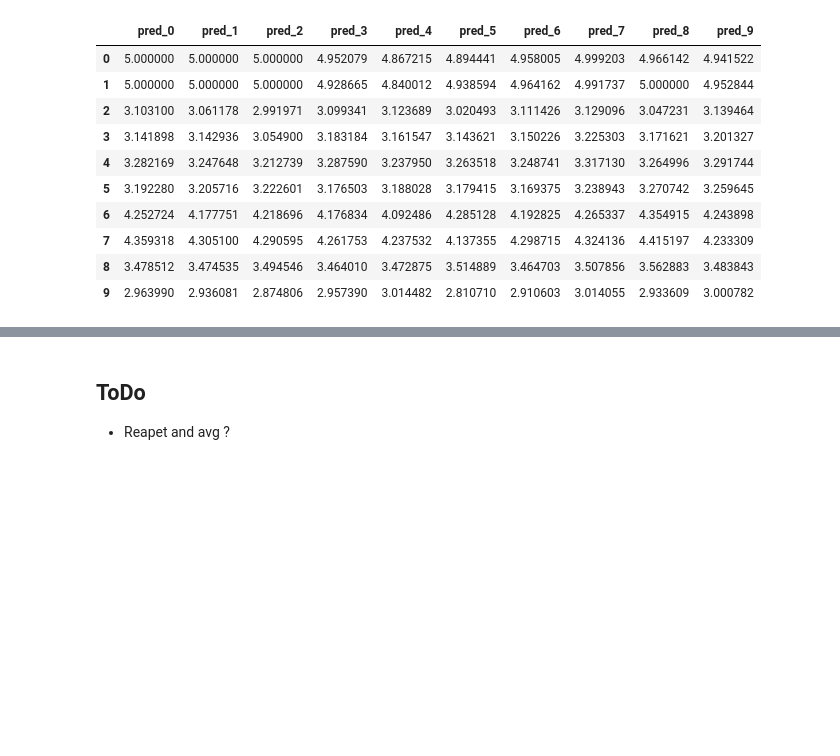
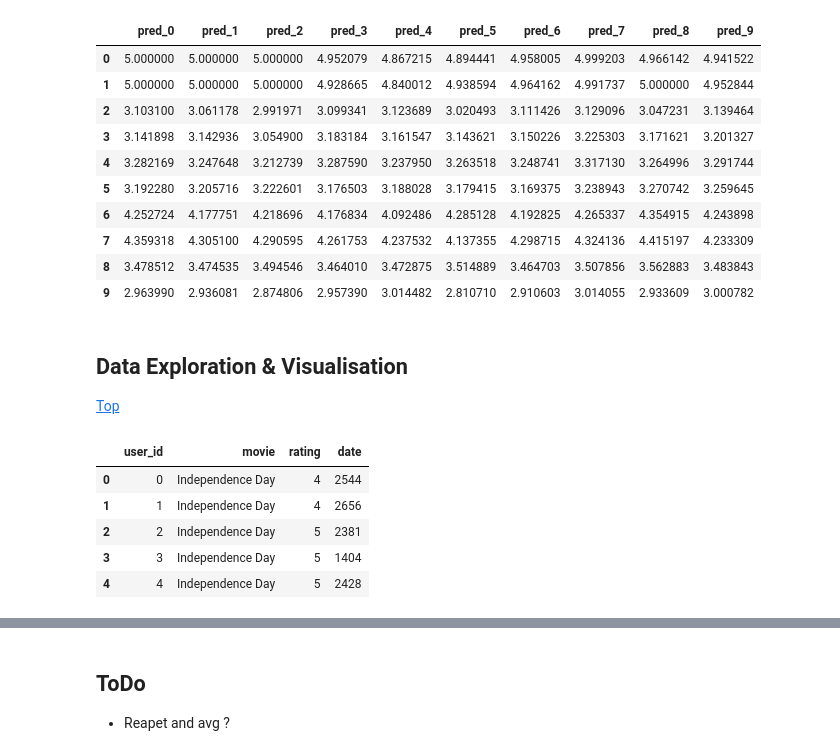
Before and after one commit to AvivNavon/Netflix-Prize, a Jupyter notebook: Netflix_Prize.ipynb, the cells around one changed output, grey strips where cells are left out. Cells and saved outputs as stored; diff of their text form; code cells hidden in the pictures; blank space fills up the shorter version.

```diff
--- a/Netflix_Prize.ipynb
+++ b/Netflix_Prize.ipynb
@@ -679,3 +680,7 @@ mean_pred = predictions.mean(axis = 1)
 mean_pred.to_csv("Data/Prediction_26_4.csv", index = False)
 # %%
 # ggplot(y_train_full, aes('V1')) + geom_density()
+# %% [markdown]
+## Data Exploration & Visualisation
+
+[Top](#Navigation)
@@ -681,0 +701,9 @@ mean_pred.to_csv("Data/Prediction_26_4.csv", index = False)
+# %%
+all_train_data_for_vis.head()
+# %% [output]
+|  | user_id | movie | rating | date |
+| 0 | 0 | Independence Day | 4 | 2544 |
+| 1 | 1 | Independence Day | 4 | 2656 |
+| 2 | 2 | Independence Day | 5 | 2381 |
+| 3 | 3 | Independence Day | 5 | 1404 |
+| 4 | 4 | Independence Day | 5 | 2428 |
```
Also changed, not shown: parts of 15 cells of this notebook, 9 other files.
